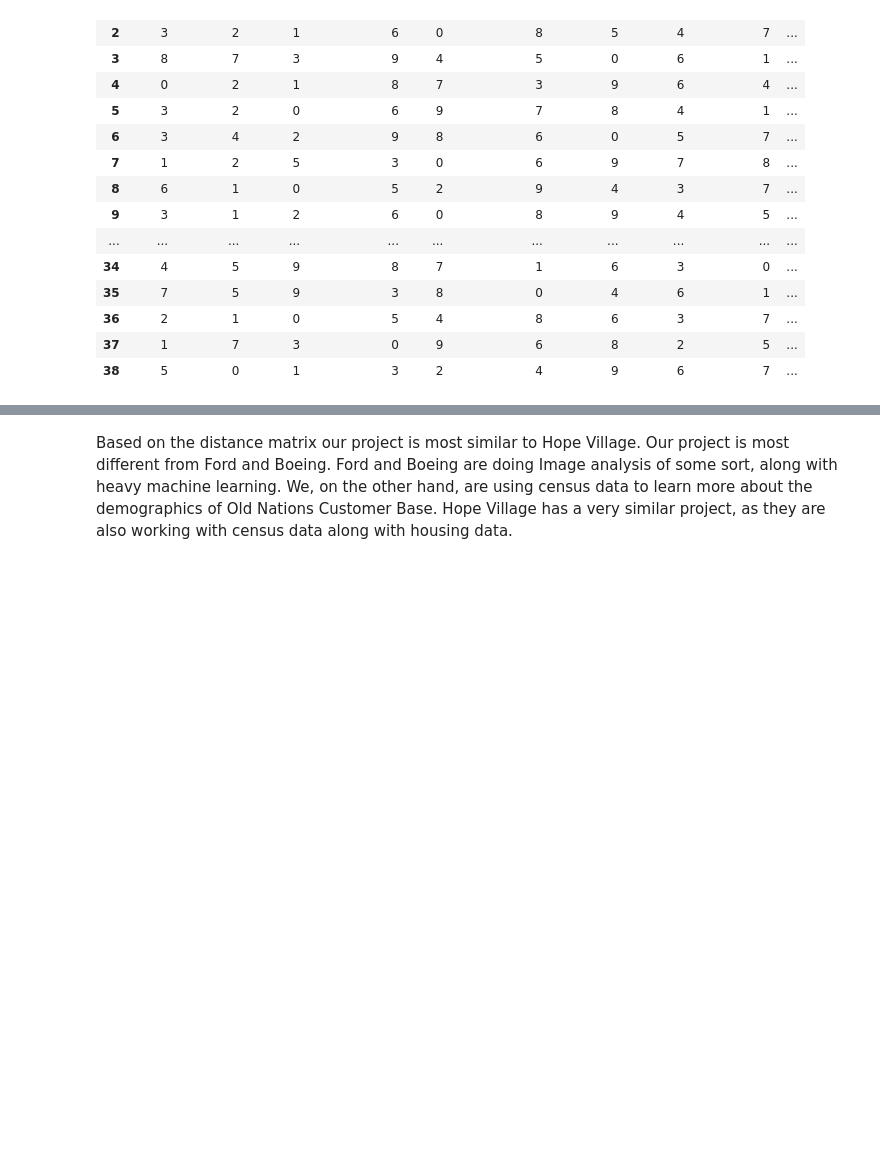
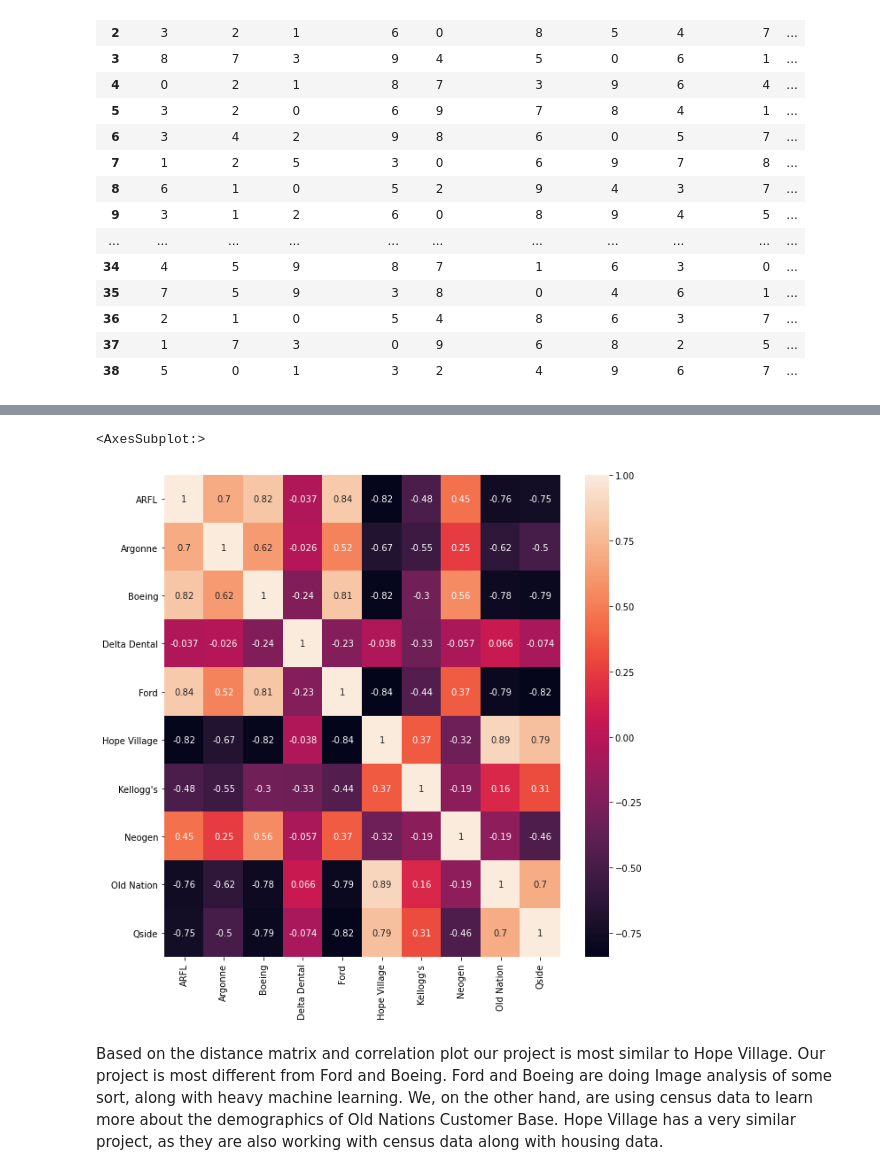
Before and after one commit to msu-cmse-courses/cmse495-SS22, a Jupyter notebook: TeamOldNation_DistanceMetrics.ipynb, the cells around one changed output, grey strips where cells are left out. Drawn from its saved outputs; the diff is of its cells as text; code cells hidden in the pictures; blank space fills up the shorter version.

Commit message:
Adding update Distance Metrics Notebook

```diff
--- a/TeamOldNation_DistanceMetrics.ipynb
+++ b/TeamOldNation_DistanceMetrics.ipynb
@@ -52,3 +58,4 @@ data_dist[3,3] = 0.0 #this was essentially 0 but rounding errors made it larger
 # %%
-data_dist
+plt.figure(figsize=(10,10))
+sns.heatmap(np.corrcoef(pairwise_distances(data)), annot=True, xticklabels=list(data.columns), yticklabels=list(data.columns))
 # %% [output]
@@ -56,2 +62,4 @@ $\displaystyle \left[\begin{matrix}0.0 & 6.05750223552029 & 5.29150262212918 & 9
+<AxesSubplot:>
+[figure, added]
 # %% [markdown]
-Based on the distance matrix our project is most similar to Hope Village. Our project is most different from Ford and Boeing. Ford and Boeing are doing Image analysis of some sort, along with heavy machine learning. We, on the other hand, are using census data to learn more about the demographics of Old Nations Customer Base. Hope Village has a very similar project, as they are also working with census data along with housing data.
+Based on the distance matrix and correlation plot our project is most similar to Hope Village. Our project is most different from Ford and Boeing. Ford and Boeing are doing Image analysis of some sort, along with heavy machine learning. We, on the other hand, are using census data to learn more about the demographics of Old Nations Customer Base. Hope Village has a very similar project, as they are also working with census data along with housing data.
```
Also changed, not shown: parts of 4 cells of this notebook.
